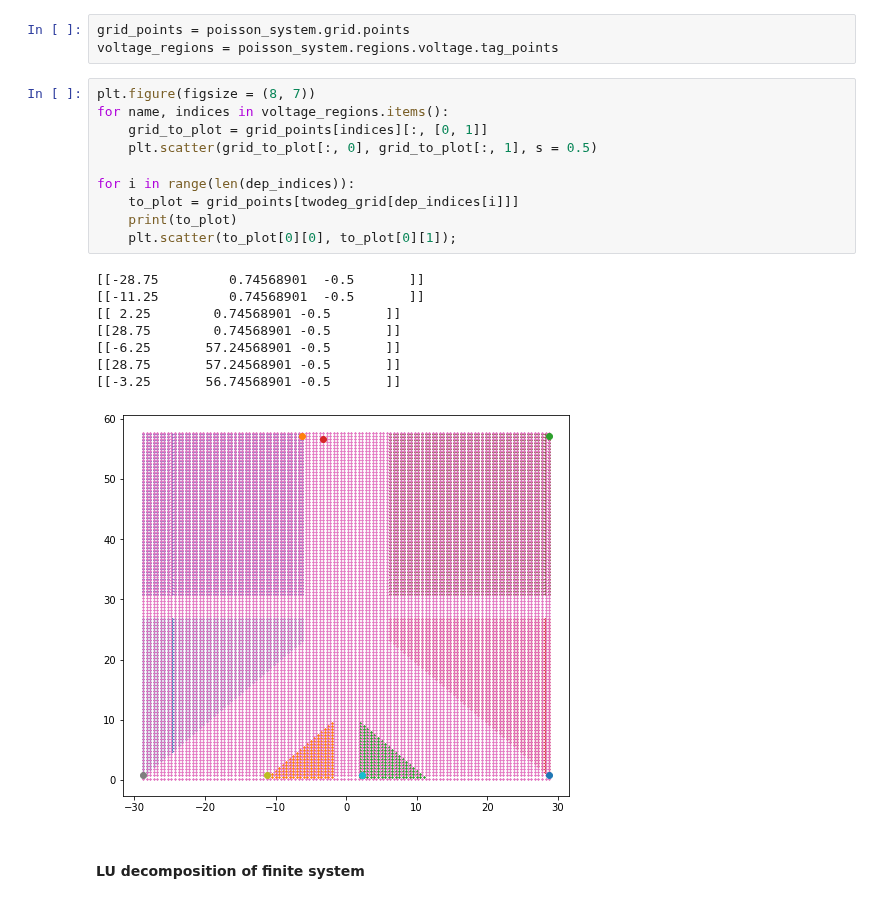
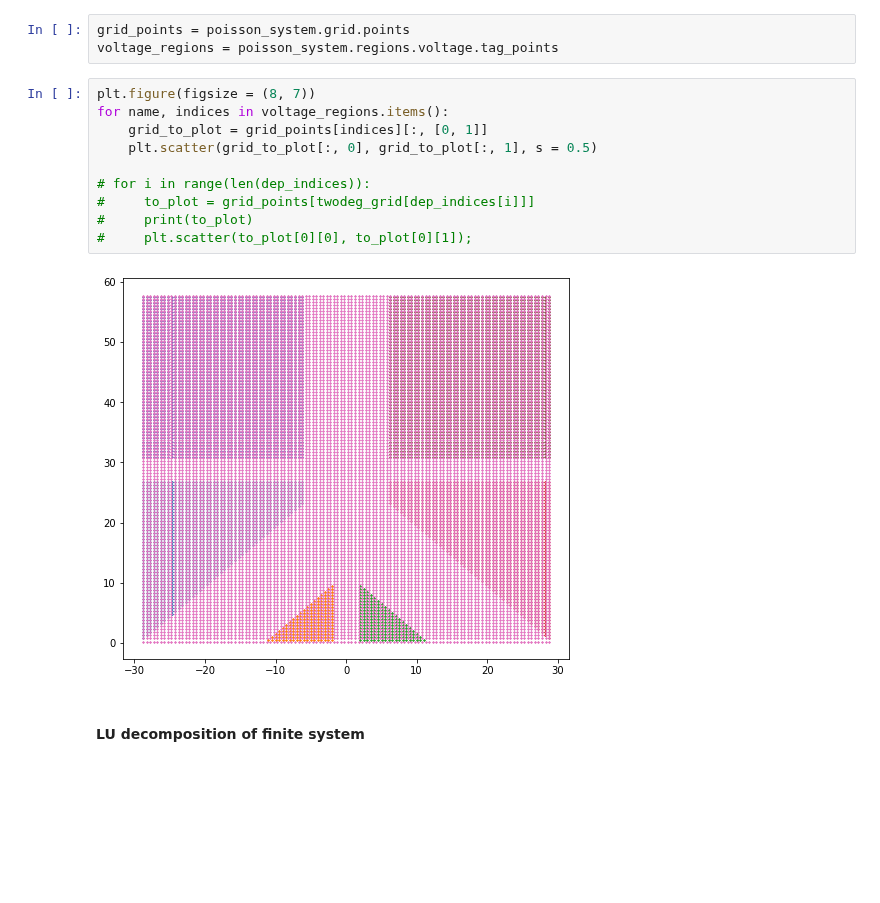
Before and after one commit to Satin21/Trijunction, a Jupyter notebook: analysis/Y.ipynb, the cells around one changed output. Drawn from its saved outputs; the diff is of its cells as text; blank space fills up the shorter version.

```diff
--- a/analysis/Y.ipynb
+++ b/analysis/Y.ipynb
@@ -221,22 +227,15 @@ voltage_regions = poisson_system.regions.voltage.tag_points
 # %%
 plt.figure(figsize = (8, 7))
 for name, indices in voltage_regions.items():
     grid_to_plot = grid_points[indices][:, [0, 1]]
     plt.scatter(grid_to_plot[:, 0], grid_to_plot[:, 1], s = 0.5)
 
-for i in range(len(dep_indices)):
-    to_plot = grid_points[twodeg_grid[dep_indices[i]]]
-    print(to_plot)
-    plt.scatter(to_plot[0][0], to_plot[0][1]);
+# for i in range(len(dep_indices)):
+#     to_plot = grid_points[twodeg_grid[dep_indices[i]]]
+#     print(to_plot)
+#     plt.scatter(to_plot[0][0], to_plot[0][1]);
 # %% [output]
-[[-28.75         0.74568901  -0.5       ]]
-[[-11.25         0.74568901  -0.5       ]]
-[[ 2.25        0.74568901 -0.5       ]]
-[[28.75        0.74568901 -0.5       ]]
-[[-6.25       57.24568901 -0.5       ]]
-[[28.75       57.24568901 -0.5       ]]
-[[-3.25       56.74568901 -0.5       ]]
-[figure, old version]
+[figure, new version]
 # %% [markdown]
 #### LU decomposition of finite system
 # %%
```
Also changed, not shown: parts of 45 cells of this notebook, 1 other file.
